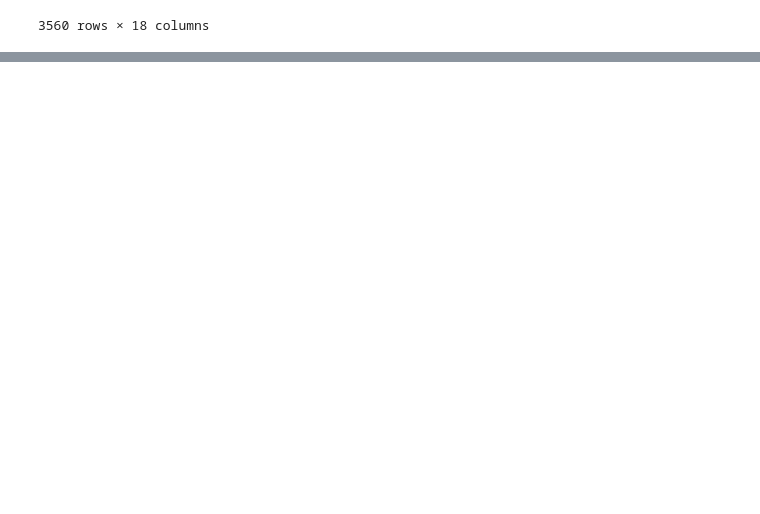
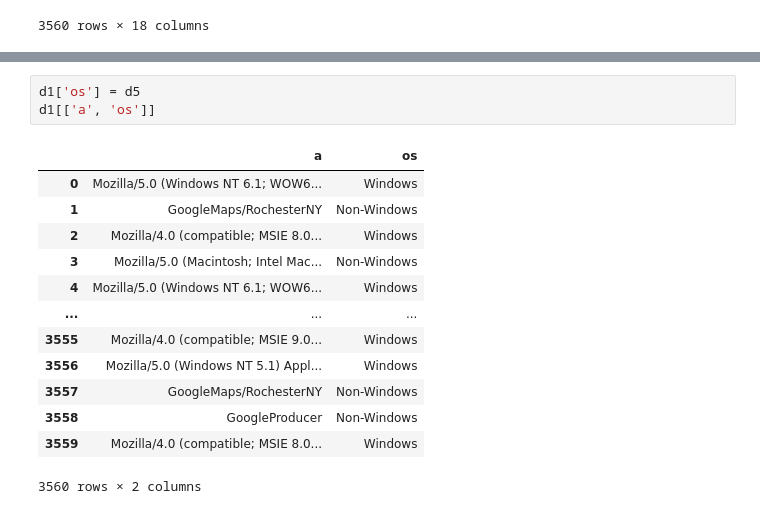
Before and after one commit to mehulchopradev/icon-media-dataanalytics, a Jupyter notebook: url_shortner_analysis.ipynb, the cells around one changed output, grey strips where cells are left out. Drawn from its saved outputs; the diff is of its cells as text; blank space fills up the shorter version.

```diff
--- a/url_shortner_analysis.ipynb
+++ b/url_shortner_analysis.ipynb
@@ -27,0 +210,17 @@ d1
+# %%
+d1['os'] = d5
+d1[['a', 'os']]
+# %% [output]
+|  | a | os |
+| 0 | Mozilla/5.0 (Windows NT 6.1; WOW6... | Windows |
+| 1 | GoogleMaps/RochesterNY | Non-Windows |
+| 2 | Mozilla/4.0 (compatible; MSIE 8.0... | Windows |
+| 3 | Mozilla/5.0 (Macintosh; Intel Mac... | Non-Windows |
+| 4 | Mozilla/5.0 (Windows NT 6.1; WOW6... | Windows |
+| ... | ... | ... |
+| 3555 | Mozilla/4.0 (compatible; MSIE 9.0... | Windows |
+| 3556 | Mozilla/5.0 (Windows NT 5.1) Appl... | Windows |
+| 3557 | GoogleMaps/RochesterNY | Non-Windows |
+| 3558 | GoogleProducer | Non-Windows |
+| 3559 | Mozilla/4.0 (compatible; MSIE 8.0... | Windows |
+3560 rows × 2 columns
```
Also changed, not shown: parts of 22 cells of this notebook, 4 other files.
